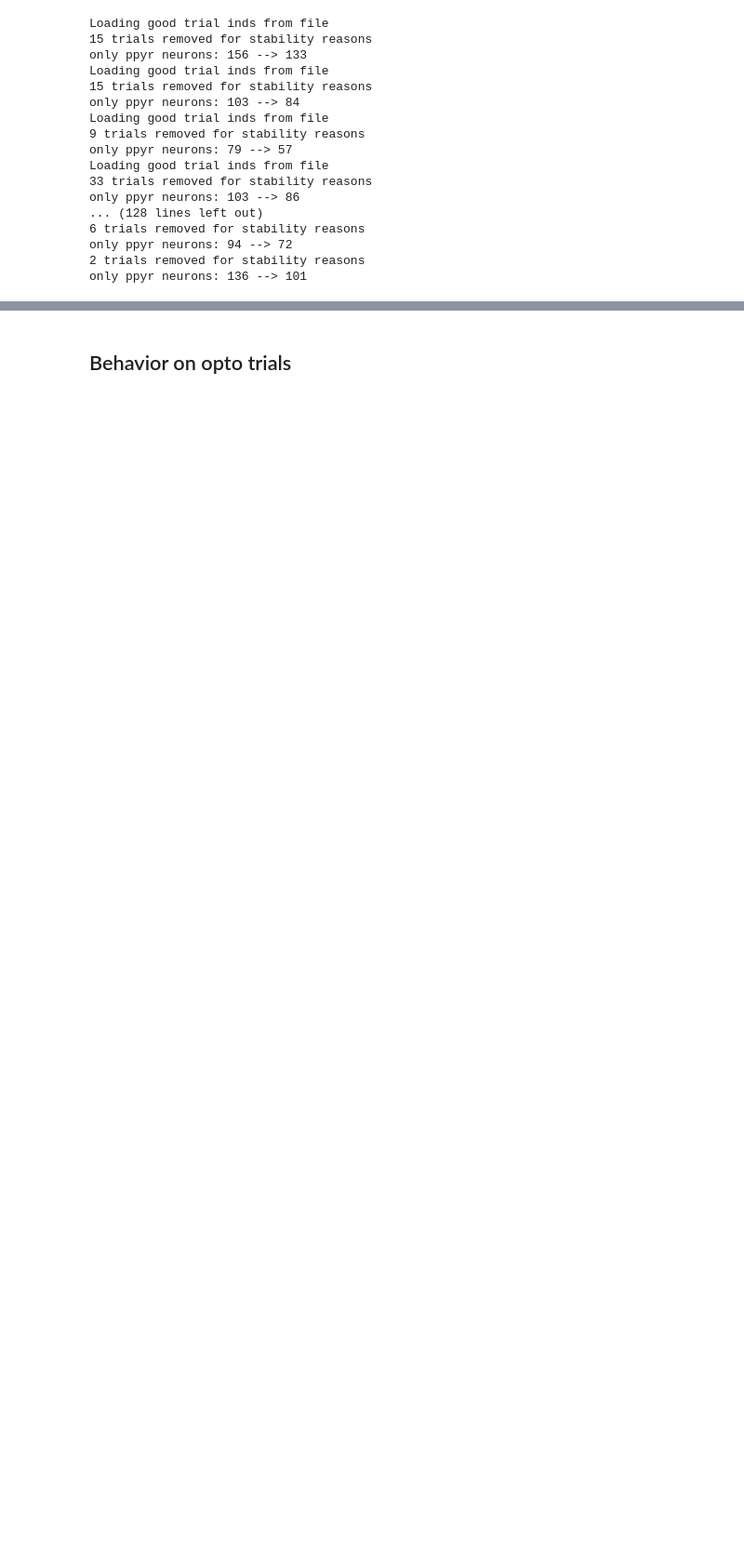
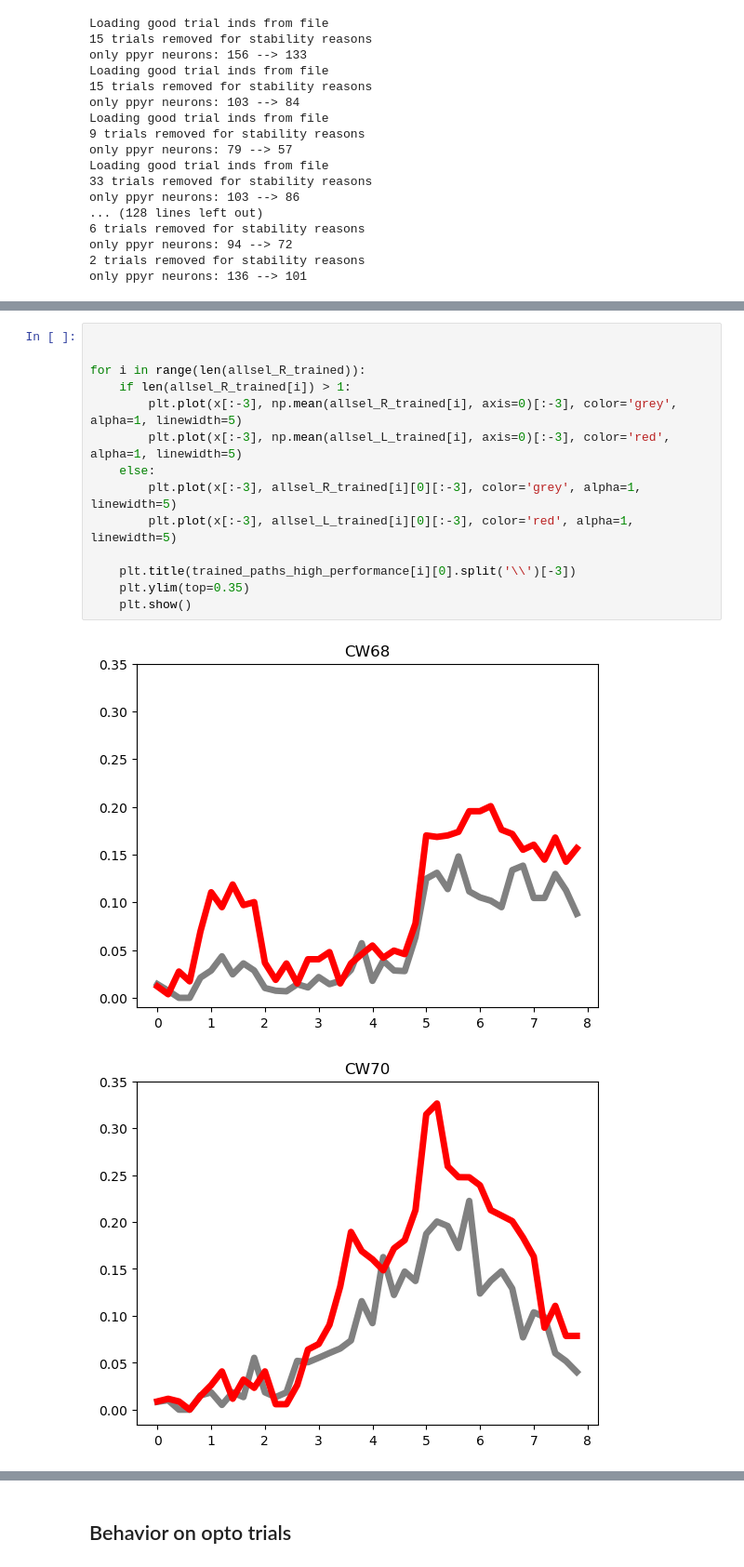
Before and after one commit to catherinewang99/EphysAnalysis, a Jupyter notebook: fig-1_suppl.ipynb, the cells around one changed output, grey strips where cells are left out. Shown at 93% size. Cells and saved outputs as stored; diff of their text form; blank space fills up the shorter version.

```diff
--- a/fig-1_suppl.ipynb
+++ b/fig-1_suppl.ipynb
@@ -952,2 +986,19 @@ plt.savefig(r'P:\paperfigures\fig1\prop_selective_trained.pdf')
 # %% [output]
 [figure]
+# %%
+
+
+for i in range(len(allsel_R_trained)):
+    if len(allsel_R_trained[i]) > 1:
+        plt.plot(x[:-3], np.mean(allsel_R_trained[i], axis=0)[:-3], color='grey', alpha=1, linewidth=5)
+        plt.plot(x[:-3], np.mean(allsel_L_trained[i], axis=0)[:-3], color='red', alpha=1, linewidth=5)
+    else:
+        plt.plot(x[:-3], allsel_R_trained[i][0][:-3], color='grey', alpha=1, linewidth=5)
+        plt.plot(x[:-3], allsel_L_trained[i][0][:-3], color='red', alpha=1, linewidth=5)
+
+    plt.title(trained_paths_high_performance[i][0].split('\\')[-3])
+    plt.ylim(top=0.35)
+    plt.show()
+# %% [output]
+[figure, added]
+[figure, added]
```
Also changed, not shown: parts of 12 cells of this notebook, 3 other files.
